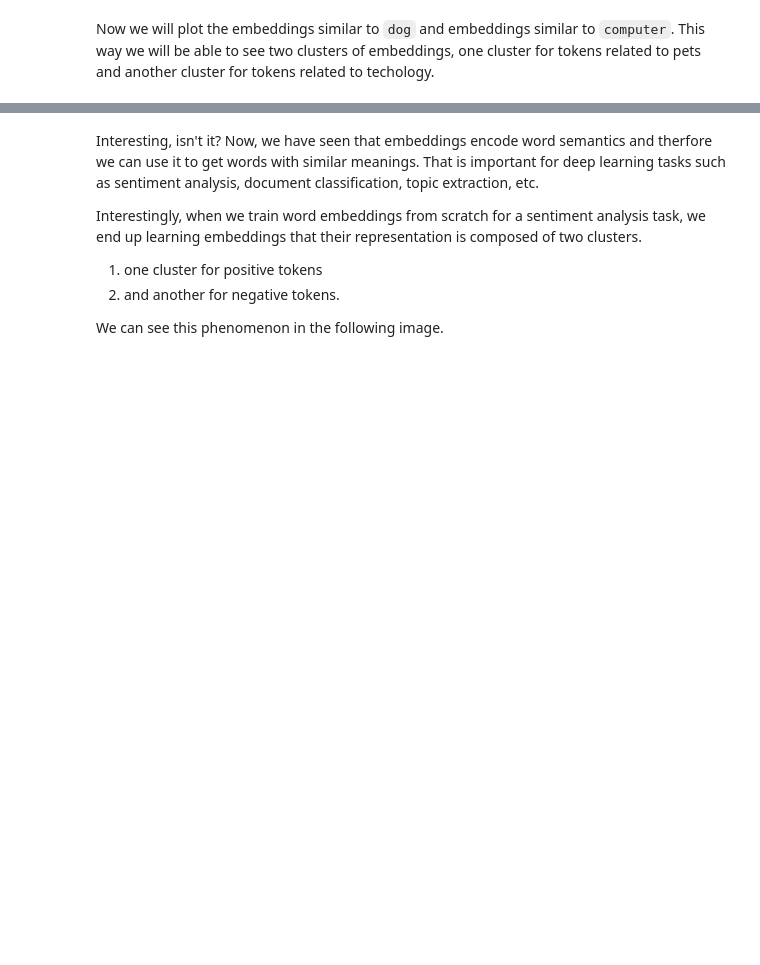
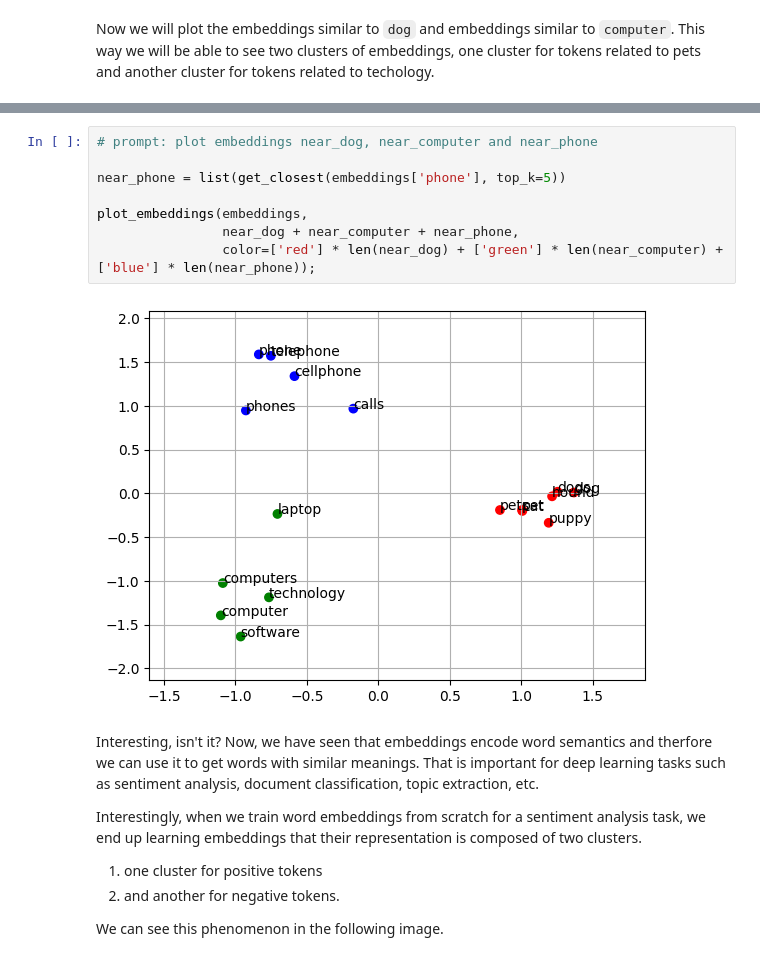
Before and after one commit to BDR-64/wekaDeeplearning4j, a Jupyter notebook: playing-word-embeddings.ipynb, the cells around one changed output, grey strips where cells are left out. Drawn from its saved outputs; the diff is of its cells as text; blank space fills up the shorter version.

```diff
--- a/playing-word-embeddings.ipynb
+++ b/playing-word-embeddings.ipynb
@@ -321,3 +321,13 @@ plot_embeddings(embeddings,
+# %%
+# prompt: plot embeddings near_dog, near_computer and near_phone
+
+near_phone = list(get_closest(embeddings['phone'], top_k=5))
+
+plot_embeddings(embeddings,
+                near_dog + near_computer + near_phone,
+                color=['red'] * len(near_dog) + ['green'] * len(near_computer) + ['blue'] * len(near_phone));
+# %% [output]
+[figure, added]
 # %% [markdown]
 Interesting, isn't it? Now, we have seen that embeddings encode word semantics and therfore we can use it to get words with similar meanings. That is important for deep learning tasks such as sentiment analysis, document classification, topic extraction, etc.
 
```
Also changed, not shown: parts of 2 cells of this notebook.
